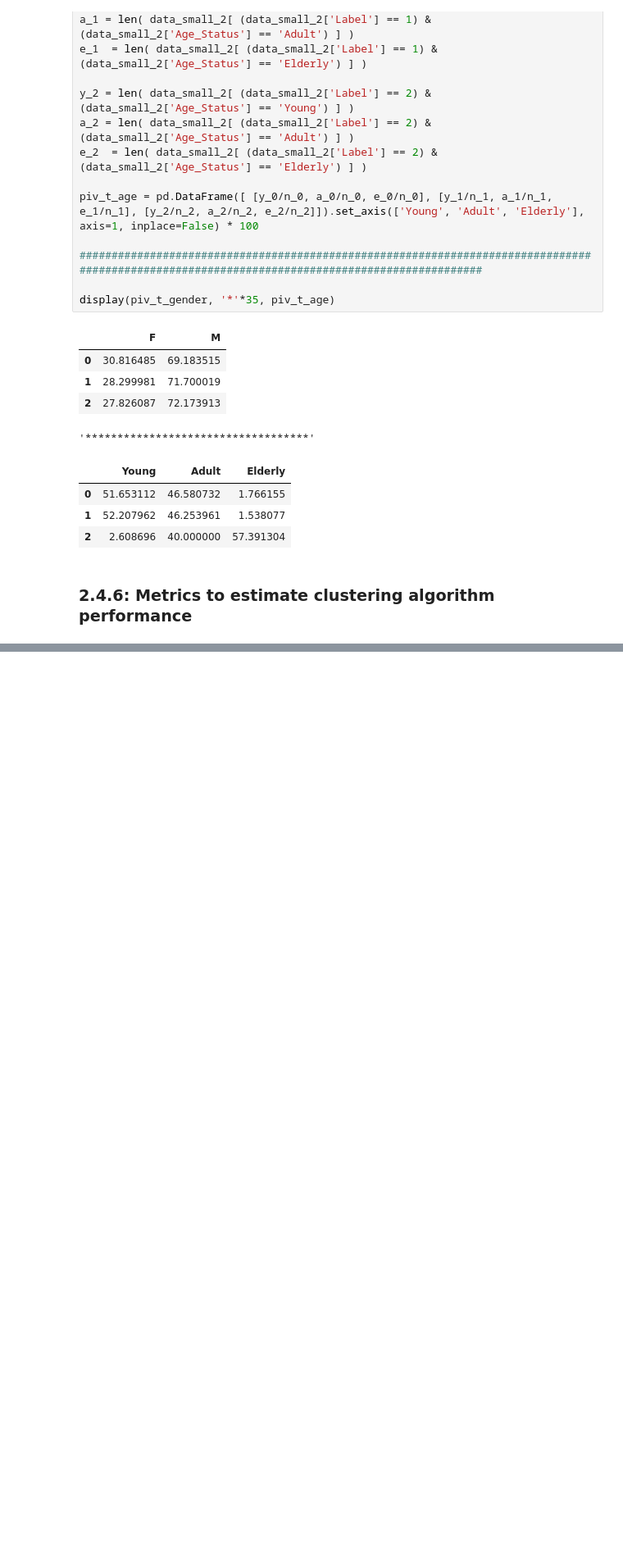
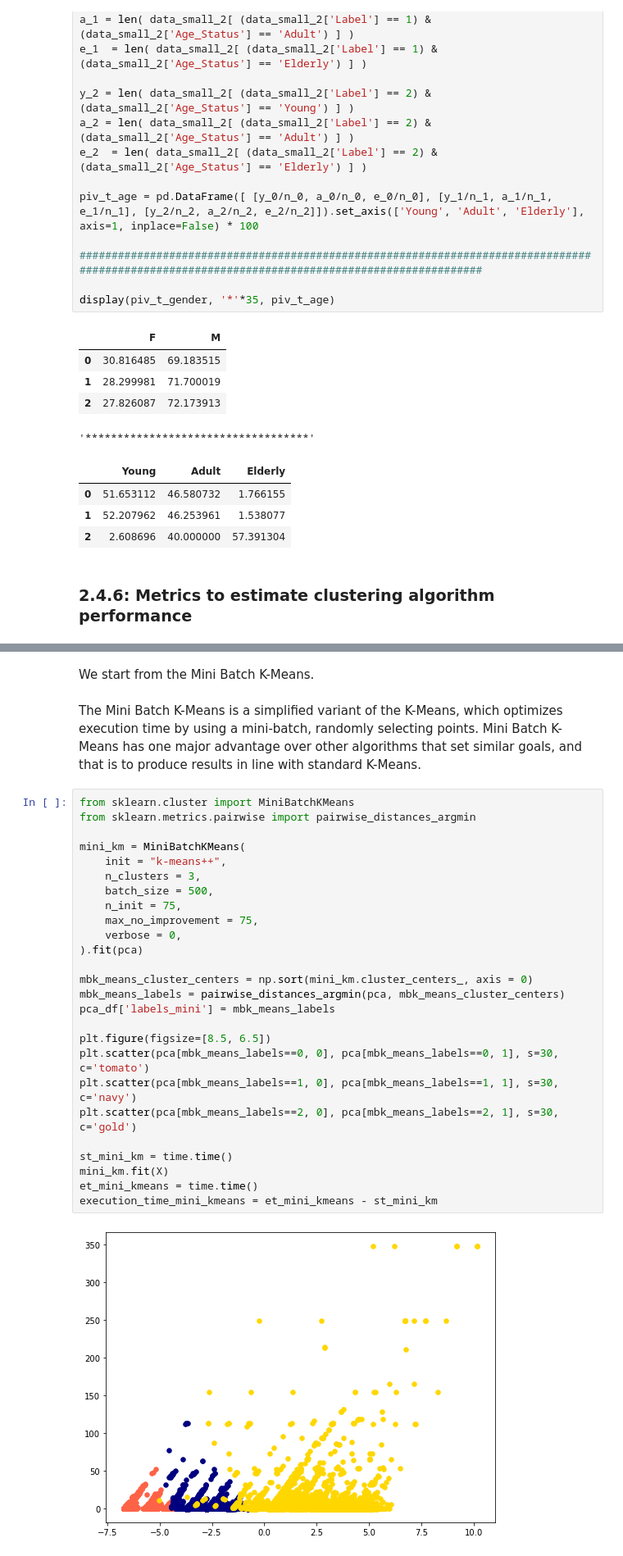
Before and after one commit to simonefacchiano/ADM-HW4, a Jupyter notebook: HW4.ipynb, the cells around one changed output, grey strips where cells are left out. Shown at 82% size. Cells and saved outputs as stored; diff of their text form; blank space fills up the shorter version.

```diff
--- a/HW4.ipynb
+++ b/HW4.ipynb
@@ -1323,0 +1359,33 @@ silhouette_score(X, labels, metric='euclidean')
+# %% [markdown]
+We start from the Mini Batch K-Means.
+# %% [markdown]
+The Mini Batch K-Means is a simplified variant of the K-Means, which optimizes execution time by using a mini-batch, randomly selecting points.
+Mini Batch K-Means has one major advantage over other algorithms that set similar goals, and that is to produce results in line with standard K-Means.
+# %%
+from sklearn.cluster import MiniBatchKMeans
+from sklearn.metrics.pairwise import pairwise_distances_argmin
+
+mini_km = MiniBatchKMeans(
+    init = "k-means++",
+    n_clusters = 3,
+    batch_size = 500,
+    n_init = 75,
+    max_no_improvement = 75,
+    verbose = 0,
+).fit(pca)
+
+mbk_means_cluster_centers = np.sort(mini_km.cluster_centers_, axis = 0)
+mbk_means_labels = pairwise_distances_argmin(pca, mbk_means_cluster_centers)
+pca_df['labels_mini'] = mbk_means_labels
+
+plt.figure(figsize=[8.5, 6.5])
+plt.scatter(pca[mbk_means_labels==0, 0], pca[mbk_means_labels==0, 1], s=30, c='tomato')
+plt.scatter(pca[mbk_means_labels==1, 0], pca[mbk_means_labels==1, 1], s=30, c='navy')
+plt.scatter(pca[mbk_means_labels==2, 0], pca[mbk_means_labels==2, 1], s=30, c='gold')
+
+st_mini_km = time.time()
+mini_km.fit(X)
+et_mini_kmeans = time.time()
+execution_time_mini_kmeans = et_mini_kmeans - st_mini_km
+# %% [output]
+[figure, added]
```
Also changed, not shown: parts of 29 cells of this notebook.
